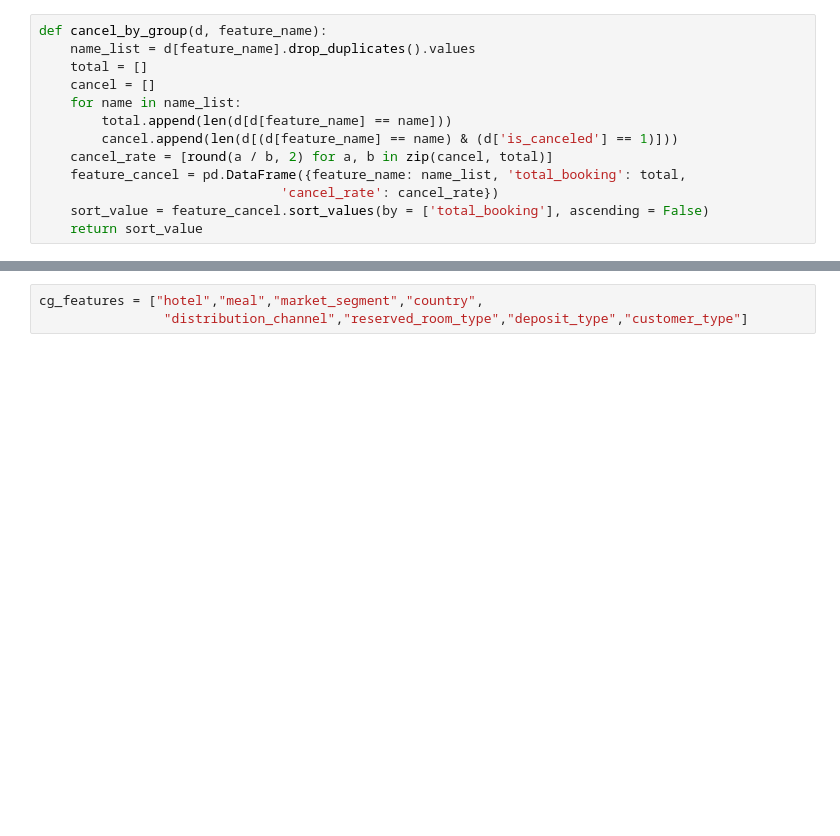
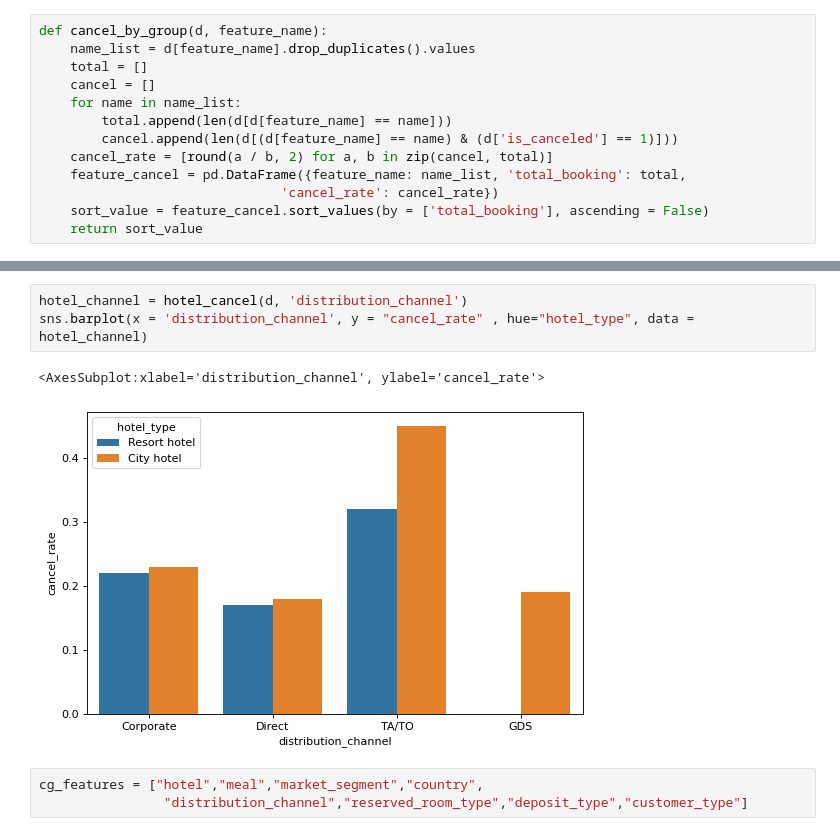
Before and after one commit to Mengyao41/ML_proj2, a Jupyter notebook: data.ipynb, the cells around one changed output, grey strips where cells are left out. Cells and saved outputs as stored; diff of their text form; blank space fills up the shorter version.

```diff
--- a/data.ipynb
+++ b/data.ipynb
@@ -181,3 +197,9 @@ sns.barplot(x = "month", y = "cancel_rate" , hue="hotel_type", data=month_cancel
+# %%
+hotel_channel = hotel_cancel(d, 'distribution_channel')
+sns.barplot(x = 'distribution_channel', y = "cancel_rate" , hue="hotel_type", data = hotel_channel)
+# %% [output]
+<AxesSubplot:xlabel='distribution_channel', ylabel='cancel_rate'>
+[figure, added]
 # %%
 cg_features = ["hotel","meal","market_segment","country",
                 "distribution_channel","reserved_room_type","deposit_type","customer_type"]
```
Also changed, not shown: parts of 8 cells of this notebook, 1 other file.
